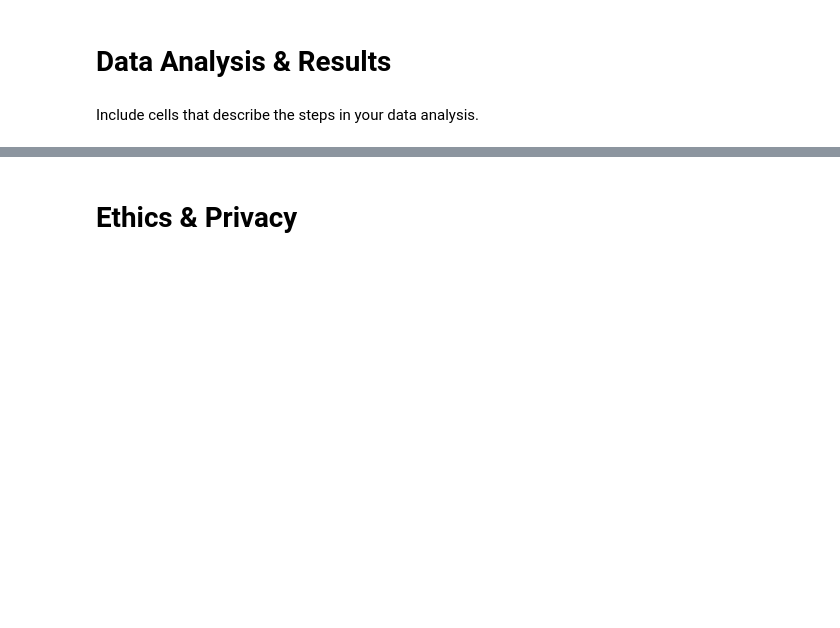
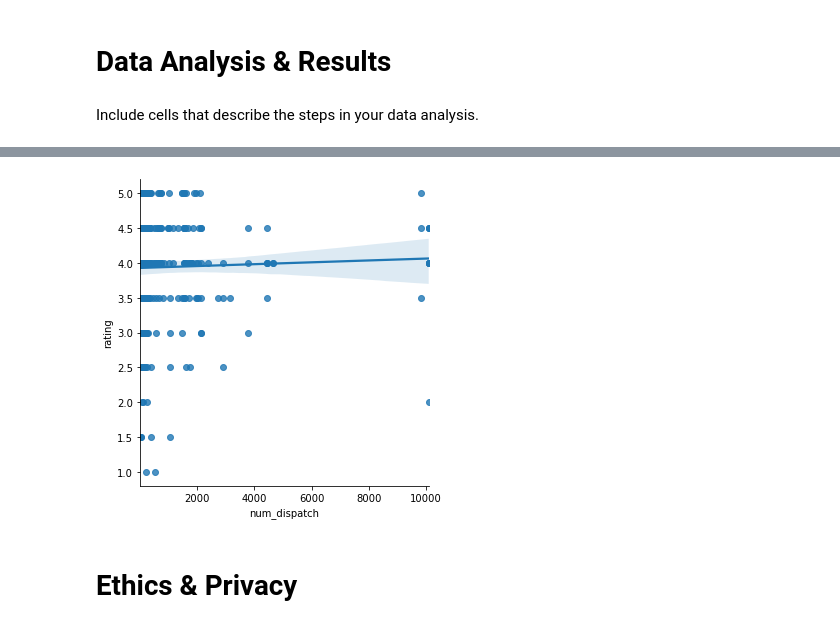
Before and after one commit to michaelbaluja/individual_fa20, a Jupyter notebook: final_project/FinalProject_GH.ipynb, the cells around one changed output, grey strips where cells are left out. Saved outputs shown, nothing was run; the diff lists cells and outputs as text; code cells hidden in the pictures; blank space fills up the shorter version.

Commit message:
update data analysis

```diff
--- a/final_project/FinalProject_GH.ipynb
+++ b/final_project/FinalProject_GH.ipynb
@@ -83,3 +112,9 @@ Include cells that describe the steps in your data analysis.
+# %%
+sns.lmplot(x='num_dispatch',y='rating',data=final_df,fit_reg=True)
+
+f5 = plt.gcf()
+# %% [output]
+[figure, added]
 # %% [markdown]
 # Ethics & Privacy
 # %% [markdown]
```
Also changed, not shown: parts of 6 cells of this notebook.
